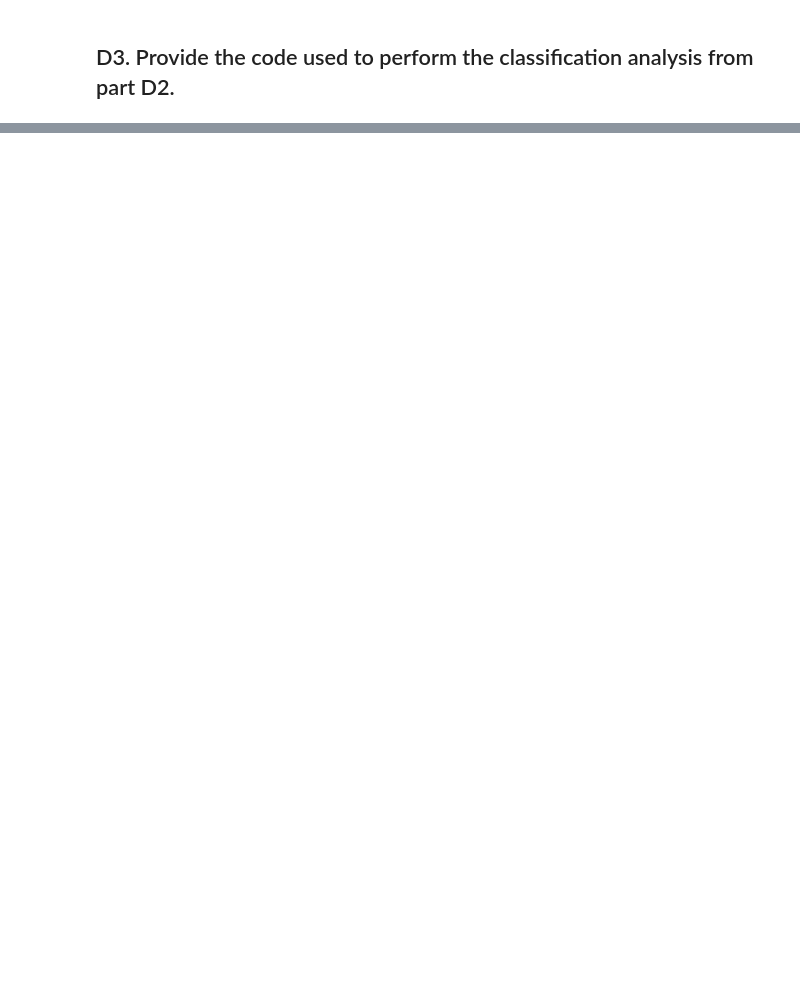
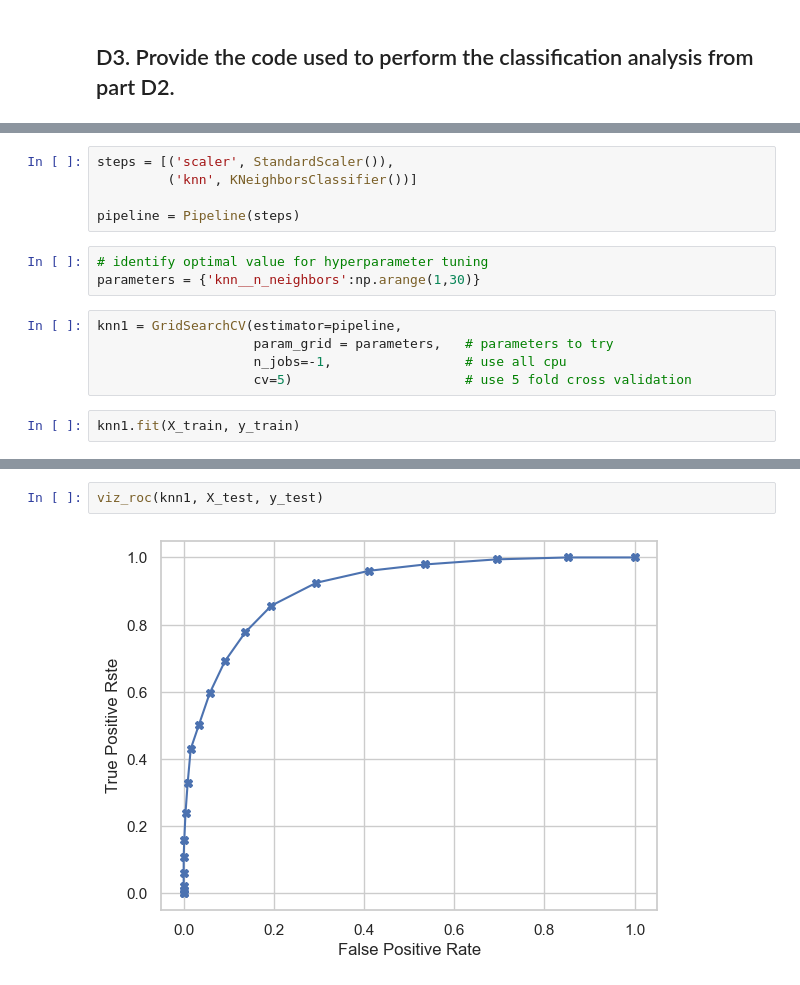
Before and after one commit to ecdedios/d209-data-mining, a Jupyter notebook: D209 Data Mining - Task 1 (Rev. 0).ipynb, the cells around one changed output, grey strips where cells are left out. Saved outputs shown, nothing was run; the diff lists cells and outputs as text; blank space fills up the shorter version.

```diff
--- a/D209 Data Mining - Task 1 (Rev. 0).ipynb
+++ b/D209 Data Mining - Task 1 (Rev. 0).ipynb
@@ -465,0 +502,15 @@ array([0, 0, 0, ..., 0, 0, 0], dtype=int64)
+# %%
+steps = [('scaler', StandardScaler()),
+         ('knn', KNeighborsClassifier())]
+
+pipeline = Pipeline(steps)
+# %%
+# identify optimal value for hyperparameter tuning
+parameters = {'knn__n_neighbors':np.arange(1,30)}
+# %%
+knn1 = GridSearchCV(estimator=pipeline,
+                    param_grid = parameters,   # parameters to try
+                    n_jobs=-1,                 # use all cpu
+                    cv=5)                      # use 5 fold cross validation
+# %%
+knn1.fit(X_train, y_train)
@@ -465,0 +546,4 @@ array([0, 0, 0, ..., 0, 0, 0], dtype=int64)
+# %%
+viz_roc(knn1, X_test, y_test)
+# %% [output]
+[figure, added]
```
Also changed, not shown: parts of 17 cells of this notebook, 2 other files.
